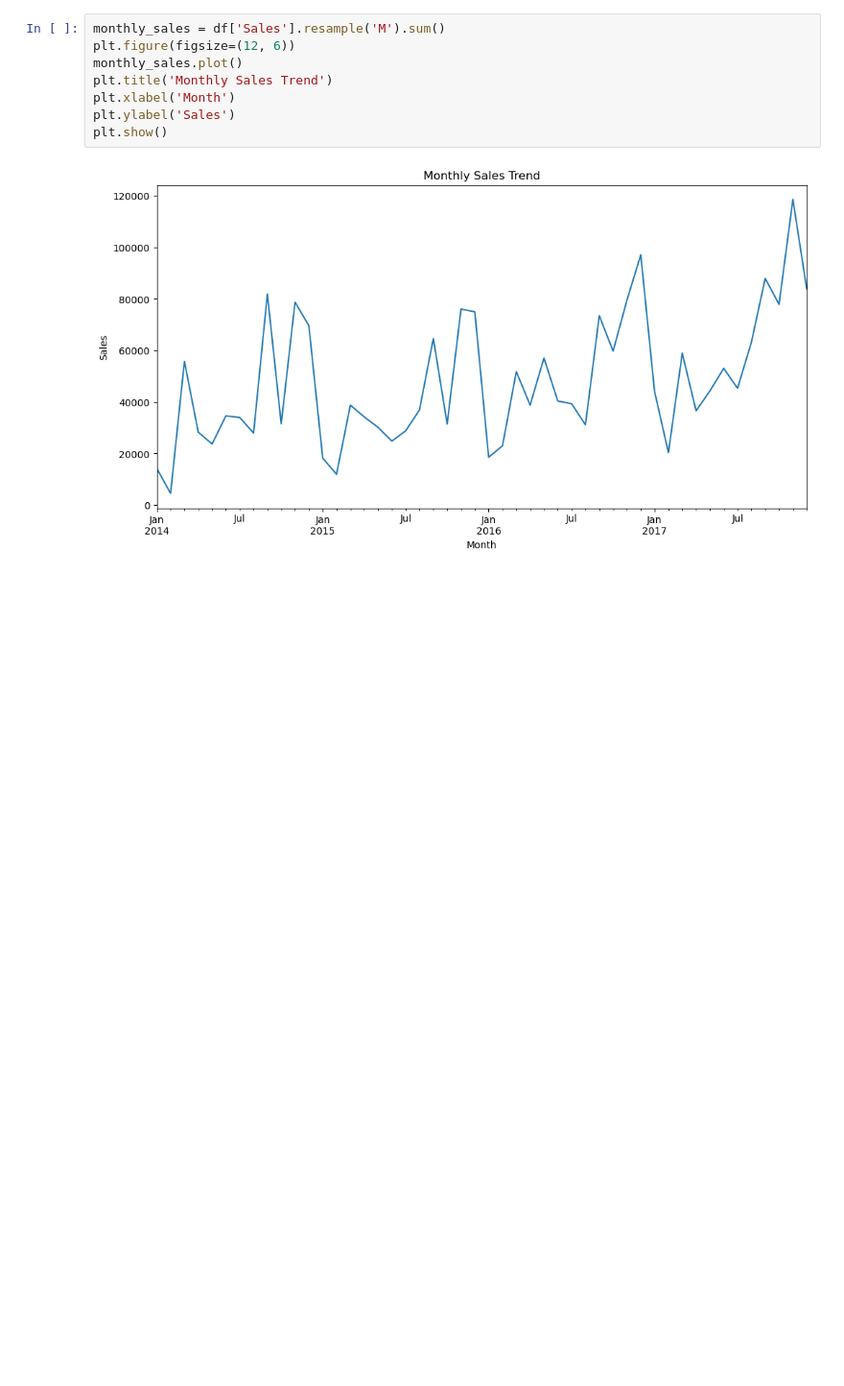
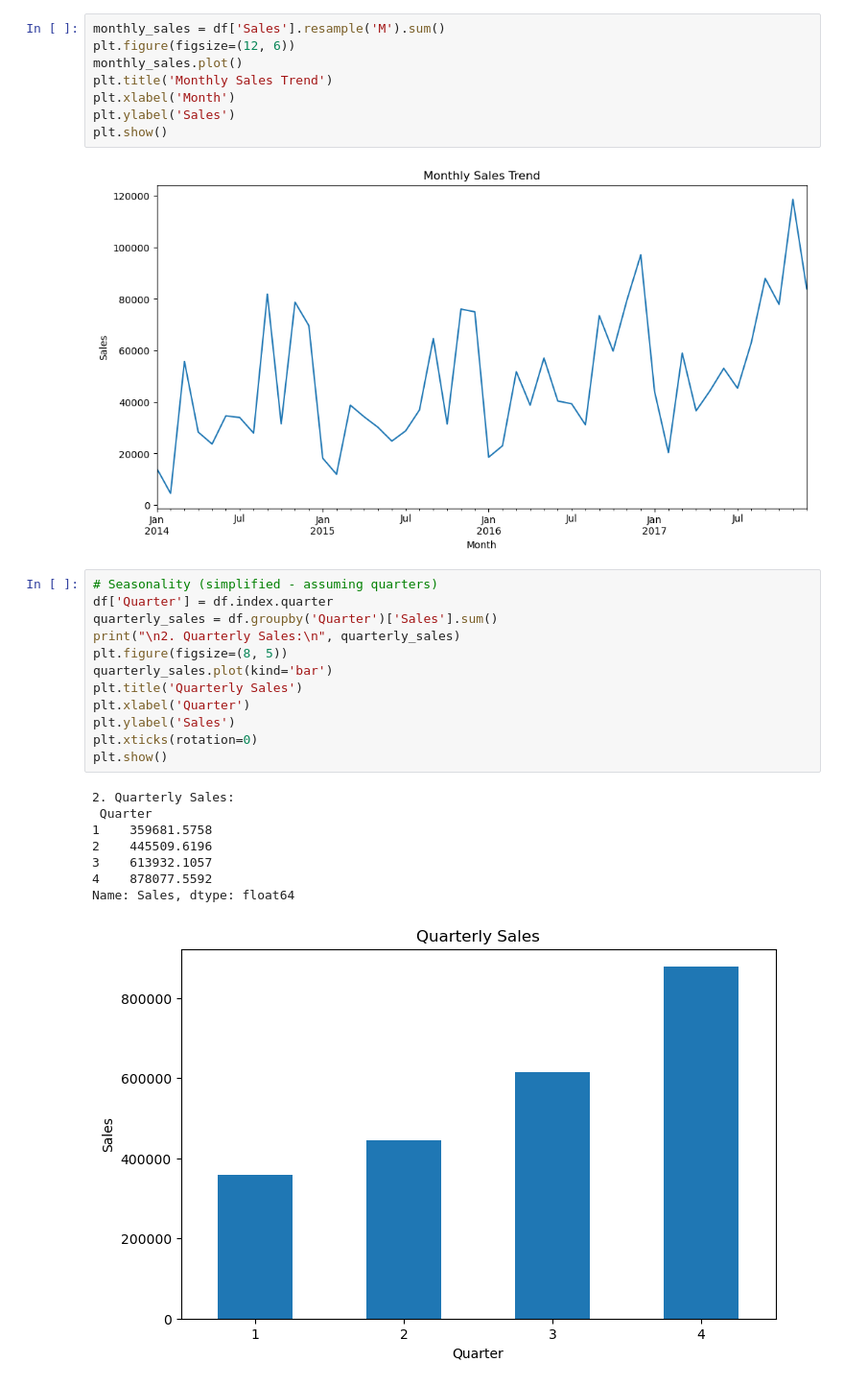
Before and after one commit to Sudha25a/E-Commerce-Project, a Jupyter notebook: E Commerce Analysis .ipynb, the cells around one changed output. Shown at 96% size. Saved outputs shown, nothing was run; the diff lists cells and outputs as text; blank space fills up the shorter version.

```diff
--- a/E Commerce Analysis .ipynb
+++ b/E Commerce Analysis .ipynb
@@ -102,3 +105,24 @@ plt.ylabel('Sales')
 plt.show()
 # %% [output]
 [figure]
+# %%
+# Seasonality (simplified - assuming quarters)
+df['Quarter'] = df.index.quarter
+quarterly_sales = df.groupby('Quarter')['Sales'].sum()
+print("\n2. Quarterly Sales:\n", quarterly_sales)
+plt.figure(figsize=(8, 5))
+quarterly_sales.plot(kind='bar')
+plt.title('Quarterly Sales')
+plt.xlabel('Quarter')
+plt.ylabel('Sales')
+plt.xticks(rotation=0)
+plt.show()
+# %% [output]
+2. Quarterly Sales:
+ Quarter
+1    359681.5758
+2    445509.6196
+3    613932.1057
+4    878077.5592
+Name: Sales, dtype: float64
+[figure, added]
```
Also changed, not shown: parts of 28 cells of this notebook, 2 other files.
